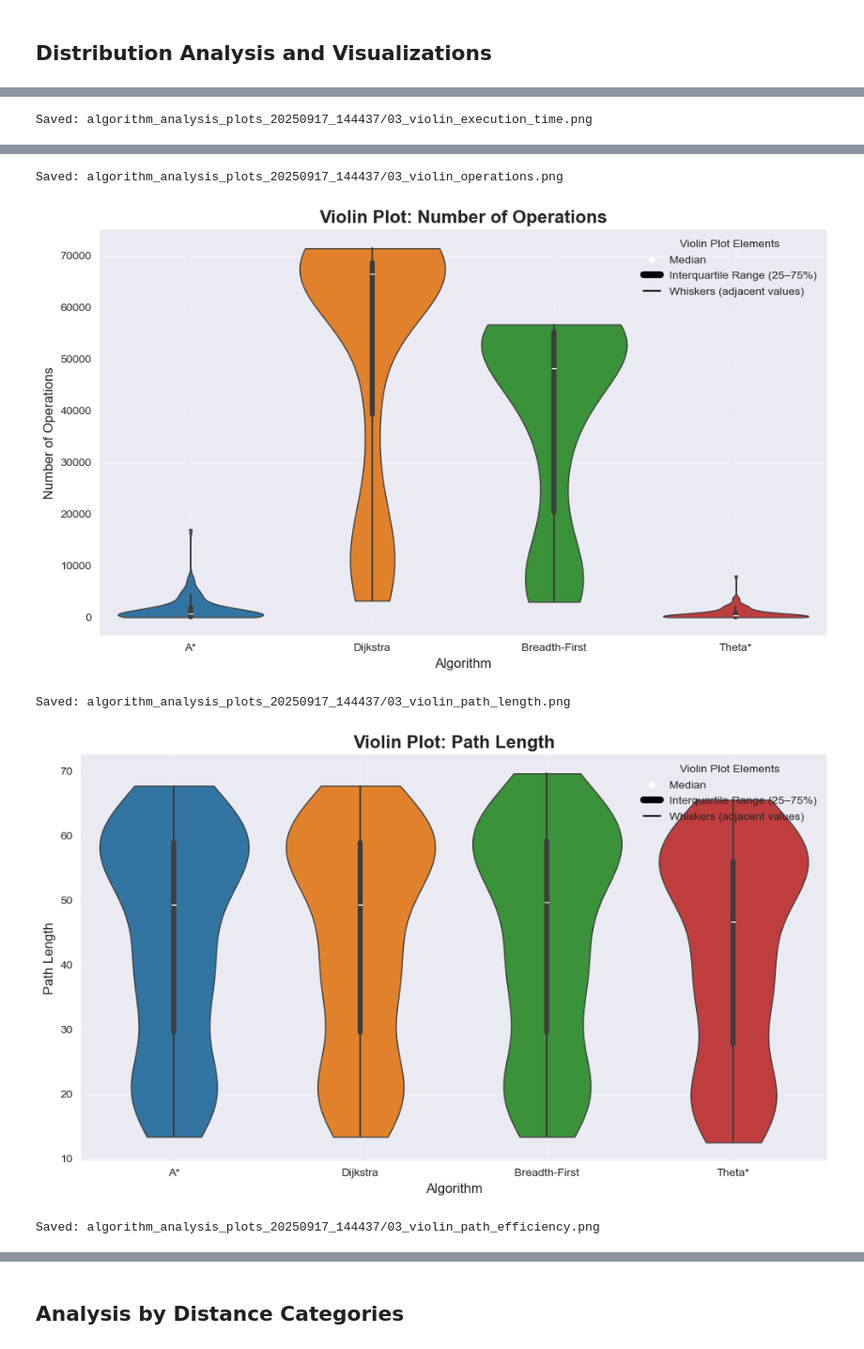
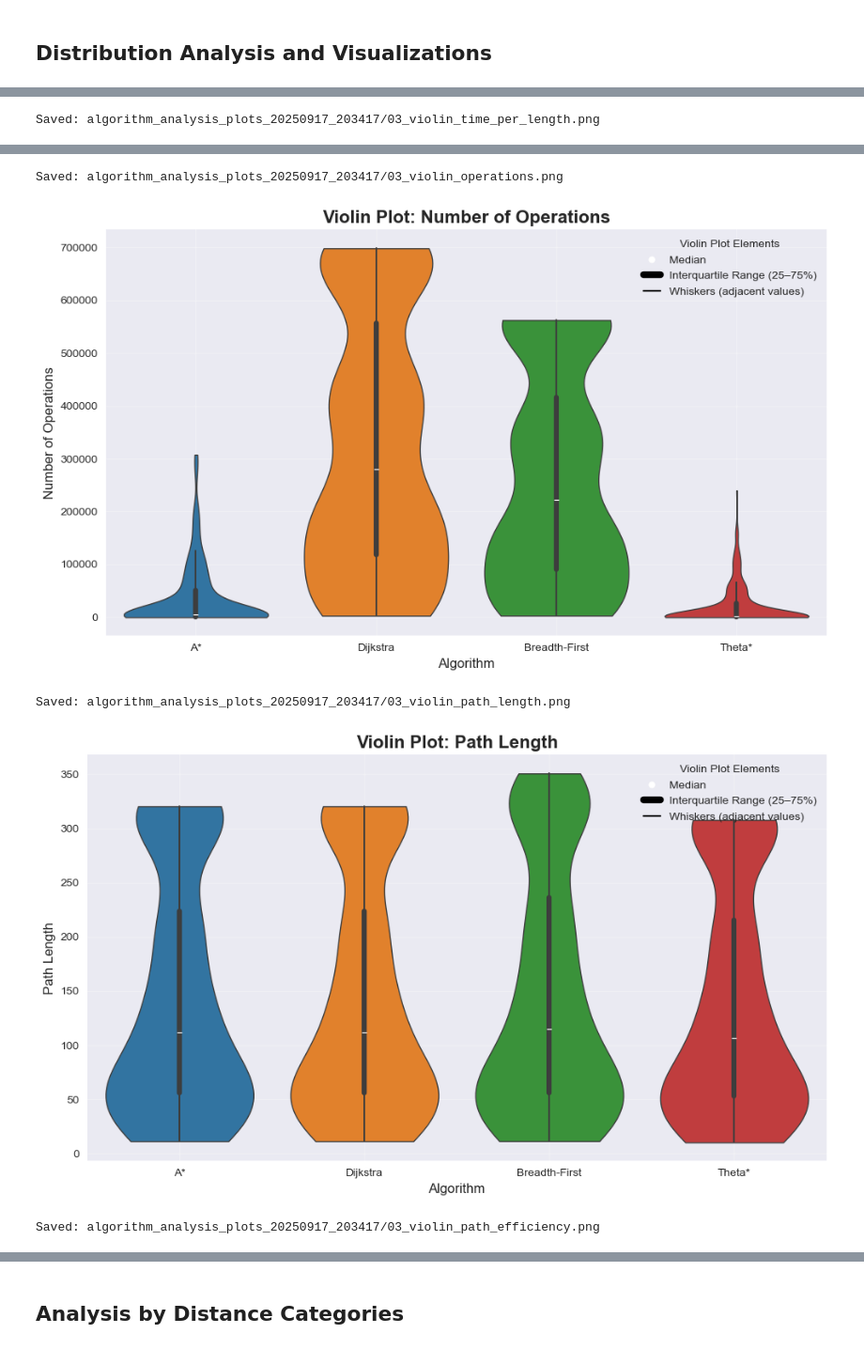
Before and after one commit to andreasklae/3Dpathfinding, a Jupyter notebook: algorithm_analysis.ipynb, the cells around one changed output, grey strips where cells are left out. Shown at 94% size. Drawn from its saved outputs; the diff is of its cells as text; code cells hidden in the pictures.

Commit message:
add readme, Stats more credible: 1600 runs, distances from 10-300. Improved graphs. Improved usability and reproducability

```diff
--- a/algorithm_analysis.ipynb
+++ b/algorithm_analysis.ipynb
@@ -148,0 +139,26 @@ Note: Categories mirror how pairs were generated, not thresholds on euclidean_di
+# %%
+# Ensure distance_category column (prefer CSV's own if present)
+if 'distance_category' not in df.columns:
+    def categorize_by_length(L):
+        try:
+            L = int(L)
+        except Exception:
+            return 'Other'
+        return {10: 'Short', 100: 'Medium', 200: 'Long', 300: 'Very Long'}.get(L, 'Other')
+    df['distance_category'] = df['length'].apply(categorize_by_length)
+
+# Display the distribution of distance categories
+print("Distance Category Distribution (from CSV distance_category):")
+print(df['distance_category'].value_counts())
+print("\nDistance Category by Algorithm:")
+print(pd.crosstab(df['algorithm'], df['distance_category']))
+
+print("\n" + "="*60)
+print("DISTANCE CATEGORY EXPLANATION (by length):")
+print("="*60)
+print("• Short: length = 10")
+print("• Medium: length = 100")
+print("• Long: length = 200")
+print("• Very Long: length = 300")
+print("Note: Categories map directly to maze length.")
+print("="*60)
@@ -150,7 +184,7 @@ Note: Categories mirror how pairs were generated, not thresholds on euclidean_di
 ## Basic Statistical Analysis
 # %%
 # Calculate comprehensive statistics for each algorithm
-metrics = ['execution_time', 'operations', 'path_length', 'path_efficiency']
+metrics = ['time_per_length', 'operations', 'path_length', 'path_efficiency']
 
 print("=== COMPREHENSIVE STATISTICAL ANALYSIS ===\n")
 
@@ -205,8 +267,8 @@ Theta*        Long               0.9642  0.9645  0.0170     25
 # %%
 # Create individual Cumulative Distribution Functions (CDFs) for each metric
 # For execution_time and operations, create separate plots for A*/Theta* and BFS/Dijkstra
-time_ops_metrics = ['execution_time', 'operations']
-time_ops_titles = ['Execution Time (seconds)', 'Number of Operations']
+time_ops_metrics = ['time_per_length', 'operations']
+time_ops_titles = ['Time per distance unit', 'Number of Operations']
 
 # Create CDFs for execution_time and operations with algorithm groups
 for metric, title in zip(time_ops_metrics, time_ops_titles):
@@ -297,6 +359,10 @@ from matplotlib.lines import Line2D
 # Define metrics and titles for plotting
 metrics = ['execution_time', 'operations', 'path_length', 'path_efficiency']
 titles = ['Execution Time (seconds)', 'Number of Operations', 'Path Length', 'Path Efficiency']
+
+# Define metrics and titles locally so this cell works standalone
+metrics = ['time_per_length', 'operations', 'path_length', 'path_efficiency']
+titles = ['Time per distance unit', 'Number of Operations', 'Path Length', 'Path Efficiency']
 
 for metric, title in zip(metrics, titles):
     plt.figure(figsize=(10, 6))
@@ -341,4 +407,4 @@ for metric, title in zip(metrics, titles):
     save_plot(filename)
     plt.show()
 # %% [output]
-Saved: algorithm_analysis_plots_20250917_144437/03_violin_execution_time.png
+Saved: algorithm_analysis_plots_20250917_203417/03_violin_time_per_length.png
@@ -346,5 +412,5 @@ Saved: algorithm_analysis_plots_20250917_144437/03_violin_execution_time.png
-Saved: algorithm_analysis_plots_20250917_144437/03_violin_operations.png
+Saved: algorithm_analysis_plots_20250917_203417/03_violin_operations.png
-[figure, old version]
+[figure, new version]
-Saved: algorithm_analysis_plots_20250917_144437/03_violin_path_length.png
+Saved: algorithm_analysis_plots_20250917_203417/03_violin_path_length.png
-[figure, old version]
+[figure, new version]
-Saved: algorithm_analysis_plots_20250917_144437/03_violin_path_efficiency.png
+Saved: algorithm_analysis_plots_20250917_203417/03_violin_path_efficiency.png
```
Also changed, not shown: parts of 25 cells of this notebook, 41 other files.
